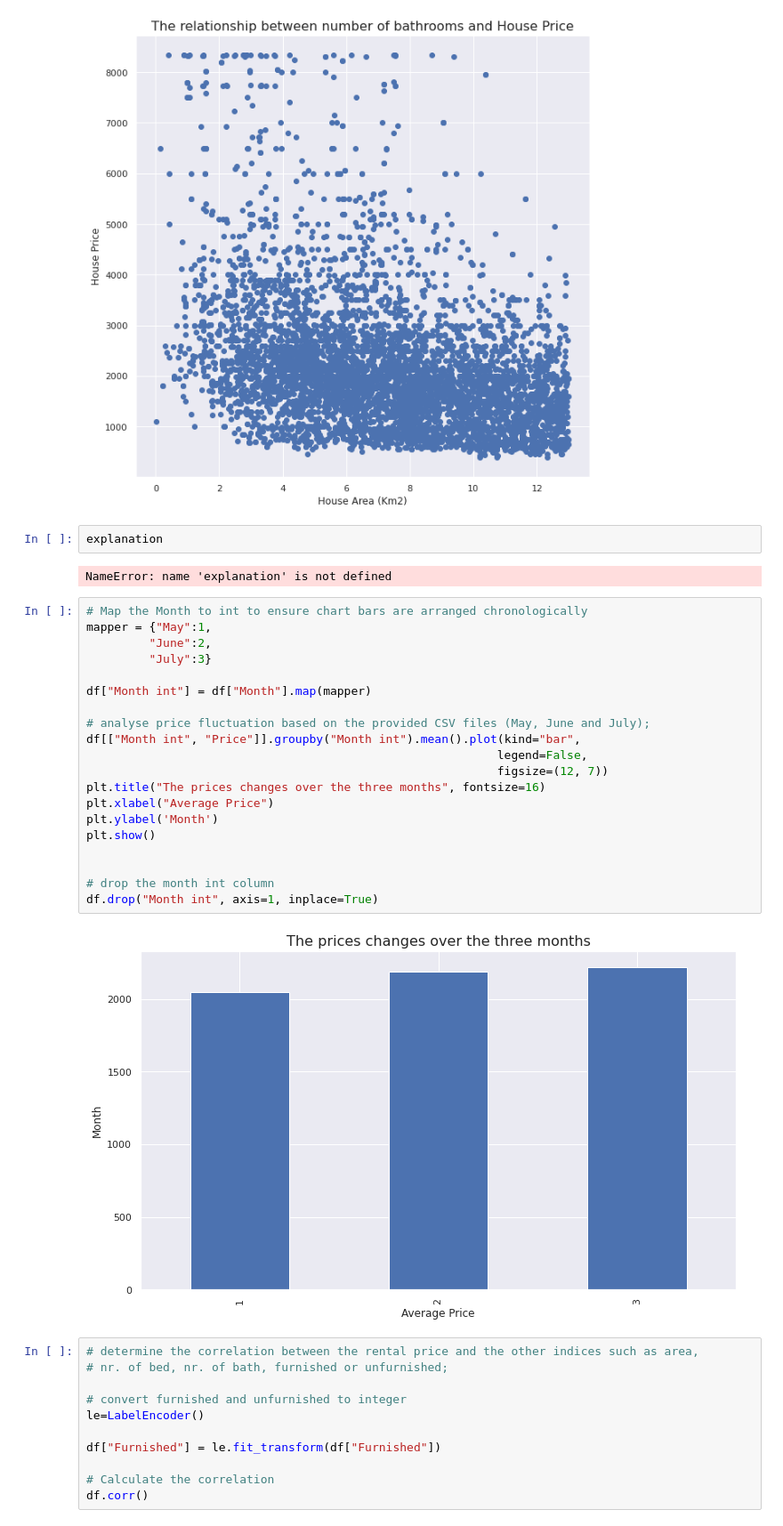
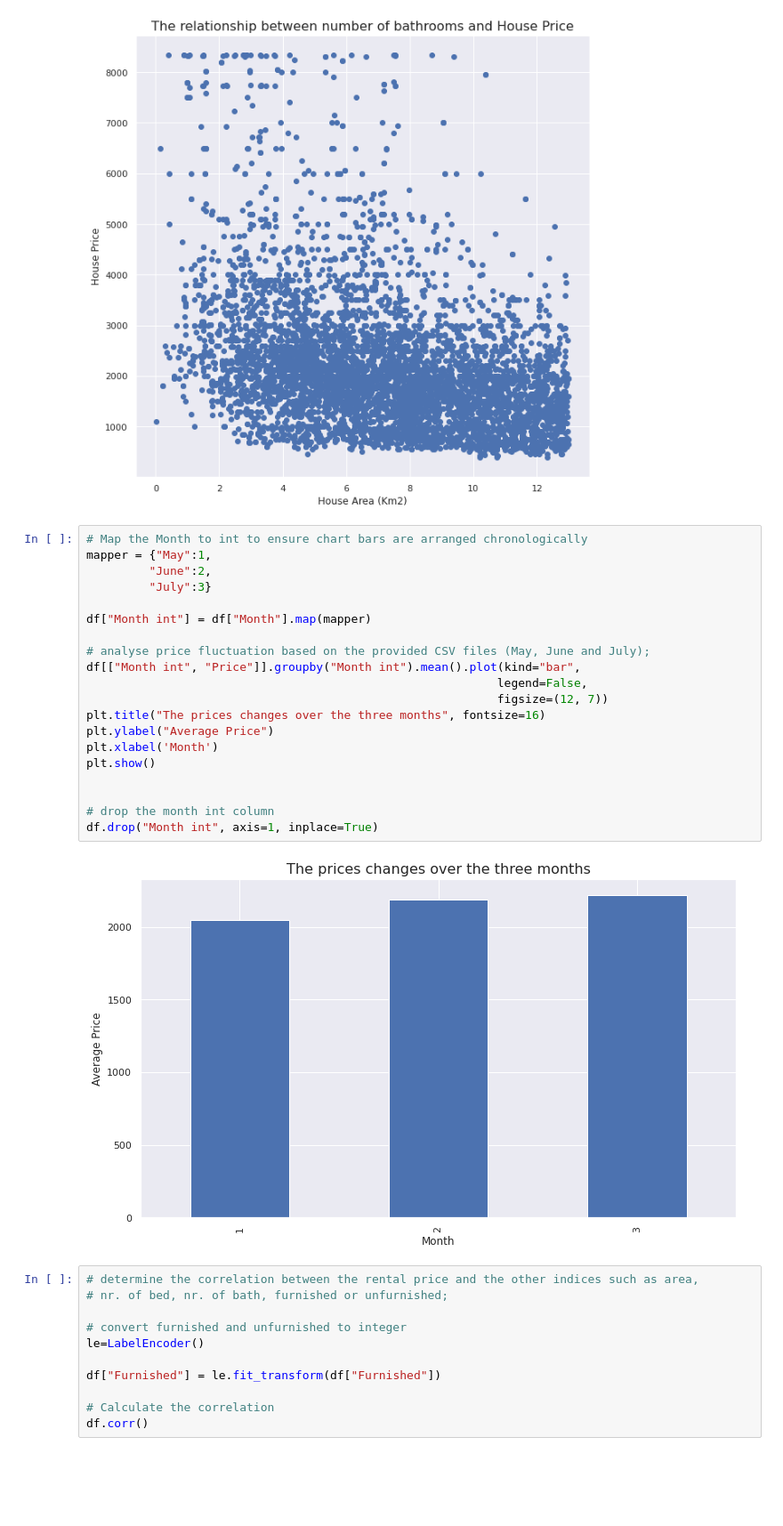
Before and after one commit to Bestine/Rental-Data-Analysis, a Jupyter notebook: Project Notebook.ipynb, the cells around one changed output. Shown: that part at 89% size. Saved outputs shown, nothing was run; the diff lists cells and outputs as text; blank space fills up the shorter version.

```diff
--- a/Project Notebook.ipynb
+++ b/Project Notebook.ipynb
@@ -165,32 +172,28 @@ plt.xlabel("House Area (Km2)")
 plt.show()
 # %% [output]
 [figure]
-# %%
-explanation
-# %% [output]
-NameError: name 'explanation' is not defined
 # %%
 # Map the Month to int to ensure chart bars are arranged chronologically
 mapper = {"May":1,
          "June":2,
          "July":3}
 
 df["Month int"] = df["Month"].map(mapper)
 
 # analyse price fluctuation based on the provided CSV files (May, June and July);
 df[["Month int", "Price"]].groupby("Month int").mean().plot(kind="bar",
                                                            legend=False,
                                                            figsize=(12, 7))
 plt.title("The prices changes over the three months", fontsize=16)
-plt.xlabel("Average Price")
-plt.ylabel('Month')
+plt.ylabel("Average Price")
+plt.xlabel('Month')
 plt.show()
 
 
 # drop the month int column
 df.drop("Month int", axis=1, inplace=True)
 # %% [output]
-[figure, old version]
+[figure, new version]
 # %%
 # determine the correlation between the rental price and the other indices such as area,
 # nr. of bed, nr. of bath, furnished or unfurnished;
```
Also changed, not shown: parts of 10 cells of this notebook.
